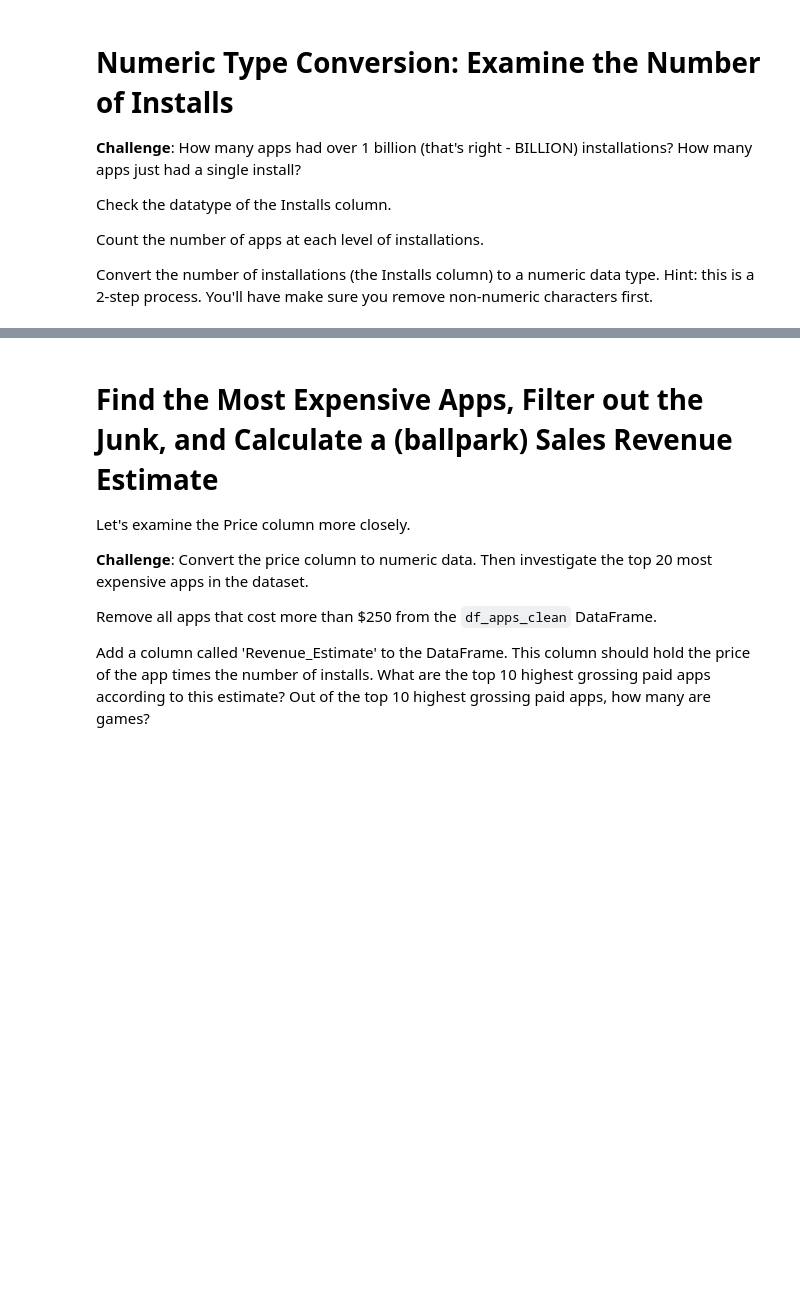
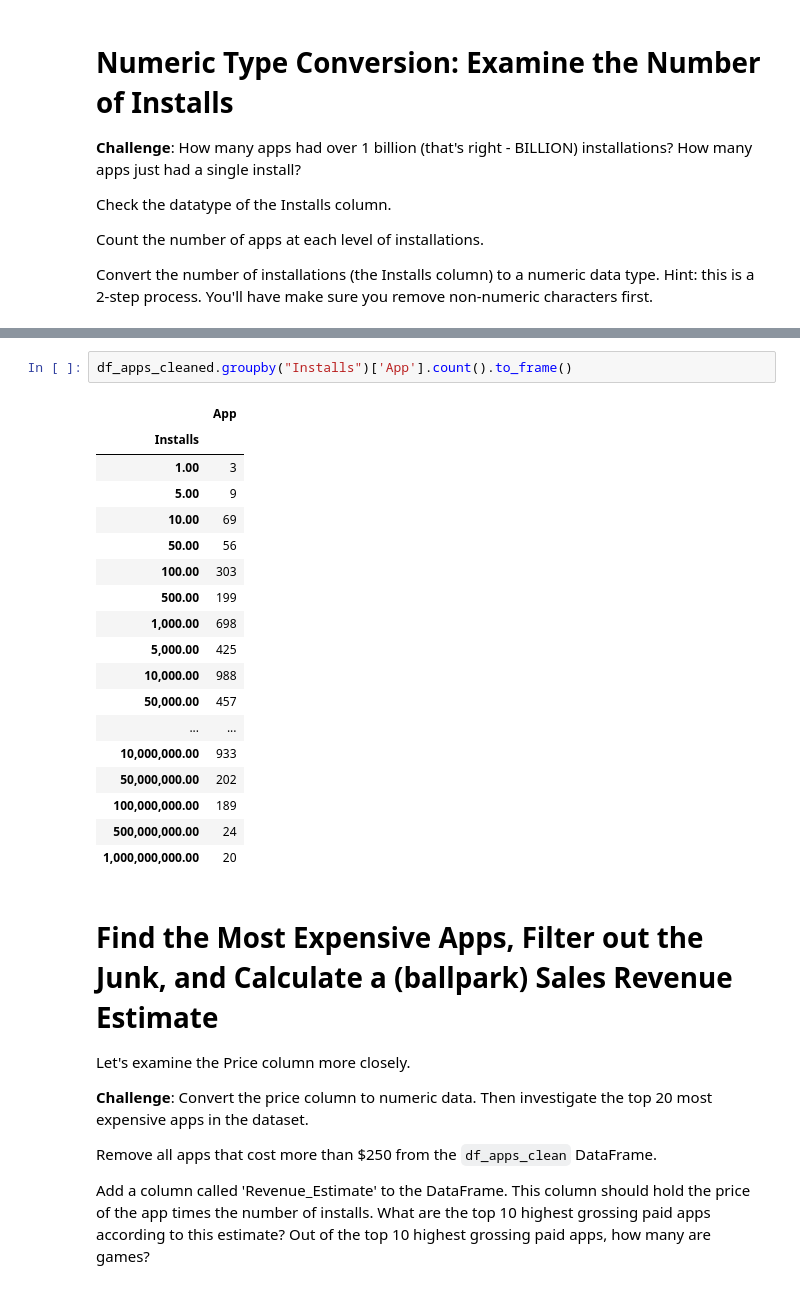
Before and after one commit to erfaw/elasti_py, a Jupyter notebook: Day076-erf/Google Play Store App Analytics (start).ipynb, the cells around one changed output, grey strips where cells are left out. Drawn from its saved outputs; the diff is of its cells as text; blank space fills up the shorter version.

```diff
--- a/Day076-erf/Google Play Store App Analytics (start).ipynb
+++ b/Day076-erf/Google Play Store App Analytics (start).ipynb
@@ -217,3 +266,24 @@ Convert the number of installations (the Installs column) to a numeric data type
+# %%
+df_apps_cleaned.groupby("Installs")['App'].count().to_frame()
+# %% [output]
+|  | App |
+| Installs |  |
+| 1.00 | 3 |
+| 5.00 | 9 |
+| 10.00 | 69 |
+| 50.00 | 56 |
+| 100.00 | 303 |
+| 500.00 | 199 |
+| 1,000.00 | 698 |
+| 5,000.00 | 425 |
+| 10,000.00 | 988 |
+| 50,000.00 | 457 |
+| ... | ... |
+| 10,000,000.00 | 933 |
+| 50,000,000.00 | 202 |
+| 100,000,000.00 | 189 |
+| 500,000,000.00 | 24 |
+| 1,000,000,000.00 | 20 |
 # %% [markdown]
 # Find the Most Expensive Apps, Filter out the Junk, and Calculate a (ballpark) Sales Revenue Estimate
 
```
Also changed, not shown: parts of 7 cells of this notebook.
